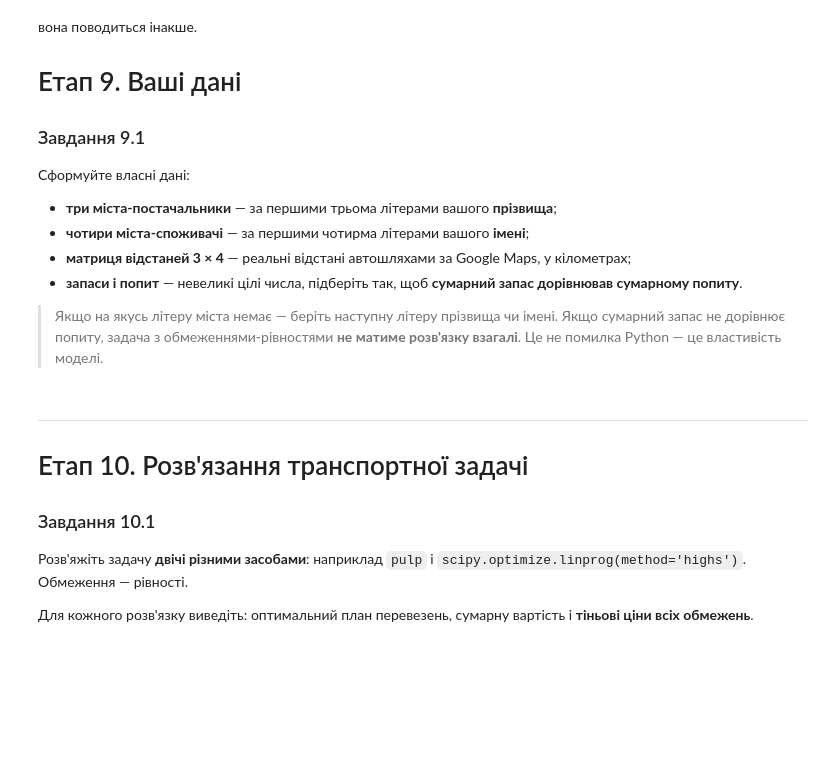
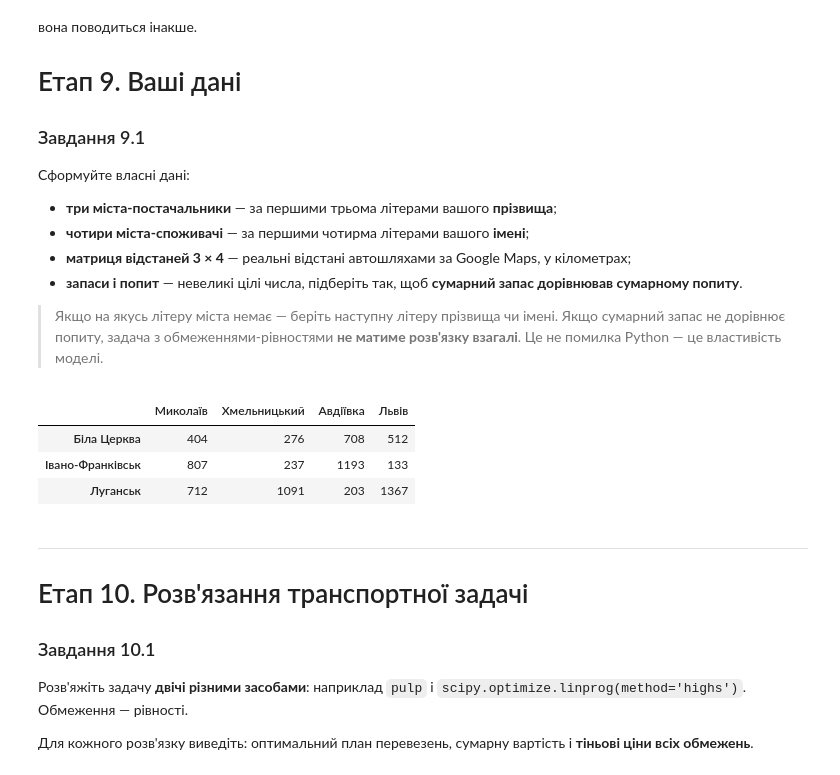
Before and after one commit to mykhailo-bi/analiz-lab2, a Jupyter notebook: lab2.ipynb, the cells around one changed output. Saved outputs shown, nothing was run; the diff lists cells and outputs as text; code cells hidden in the pictures; blank space fills up the shorter version.

```diff
--- a/lab2.ipynb
+++ b/lab2.ipynb
@@ -341,16 +482,25 @@ print('Етап 7 пройдено')
 > **не матиме розв'язку взагалі**. Це не помилка Python — це властивість моделі.
 # %%
 # ВАШ КОД — впишіть свої дані
-постачальники = []            # напр. ['Шостка', 'Енергодар', 'Вінниця']
-споживачі     = []            # напр. ['Тернопіль', 'Афанасіївка', 'Рівне', 'Апостолове']
-D = np.array([])              # матриця відстаней 3 x 4, км
-запас = []                    # 3 числа
-попит = []                    # 4 числа
+постачальники = ['Біла Церква', 'Івано-Франківськ', 'Луганськ']            # напр. ['Шостка', 'Енергодар', 'Вінниця']
+споживачі     = ['Миколаїв', 'Хмельницький', 'Авдіївка', 'Львів']            # напр. ['Тернопіль', 'Афанасіївка', 'Рівне', 'Апостолове']
+D = np.array([
+    [404, 276, 708, 512],
+    [807, 237, 1193, 133],
+    [712, 1091, 203, 1367]
+])              # матриця відстаней 3 x 4, км
+запас = [5, 6, 4]                    # 3 числа
+попит = [3, 4, 2, 6]                    # 4 числа
 
 assert len(постачальники) == 3 and len(споживачі) == 4, 'потрібно 3 постачальники і 4 споживачі'
 assert D.shape == (3, 4), 'матриця відстаней має бути 3 x 4'
 assert sum(запас) == sum(попит), 'сумарний запас має дорівнювати сумарному попиту'
 pd.DataFrame(D, index=постачальники, columns=споживачі)
+# %% [output]
+|  | Миколаїв | Хмельницький | Авдіївка | Львів |
+| Біла Церква | 404 | 276 | 708 | 512 |
+| Івано-Франківськ | 807 | 237 | 1193 | 133 |
+| Луганськ | 712 | 1091 | 203 | 1367 |
 # %% [markdown]
 ---
 # Етап 10. Розв'язання транспортної задачі
```
Also changed, not shown: parts of 30 cells of this notebook, 1 other file.
